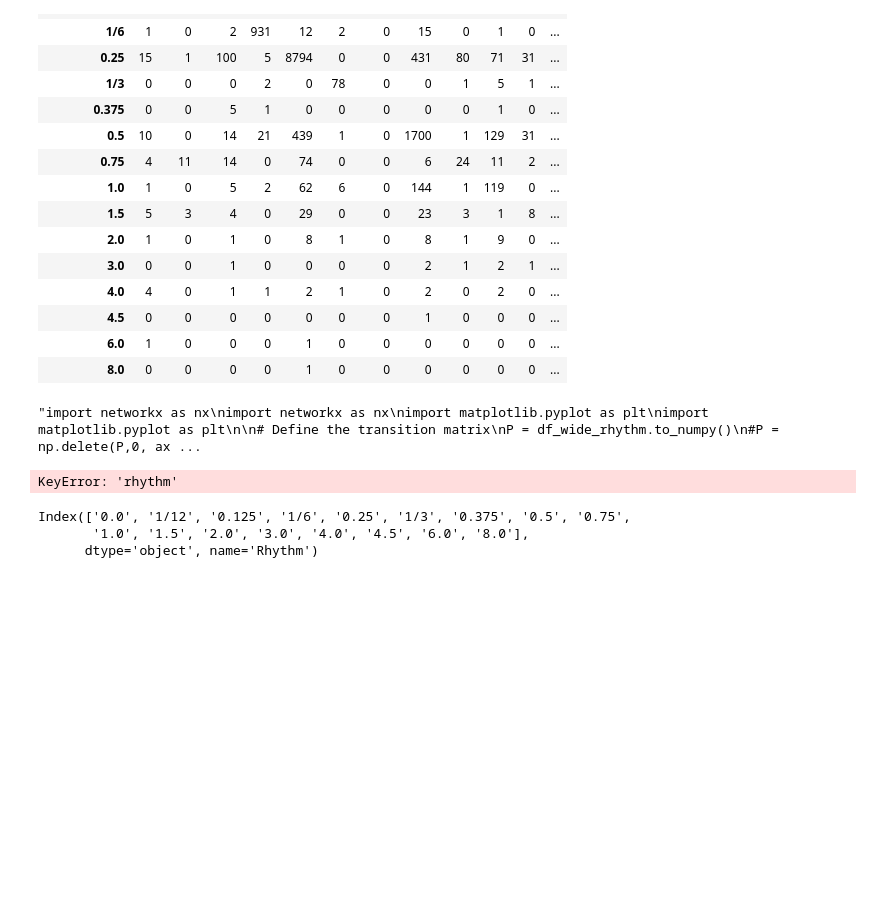
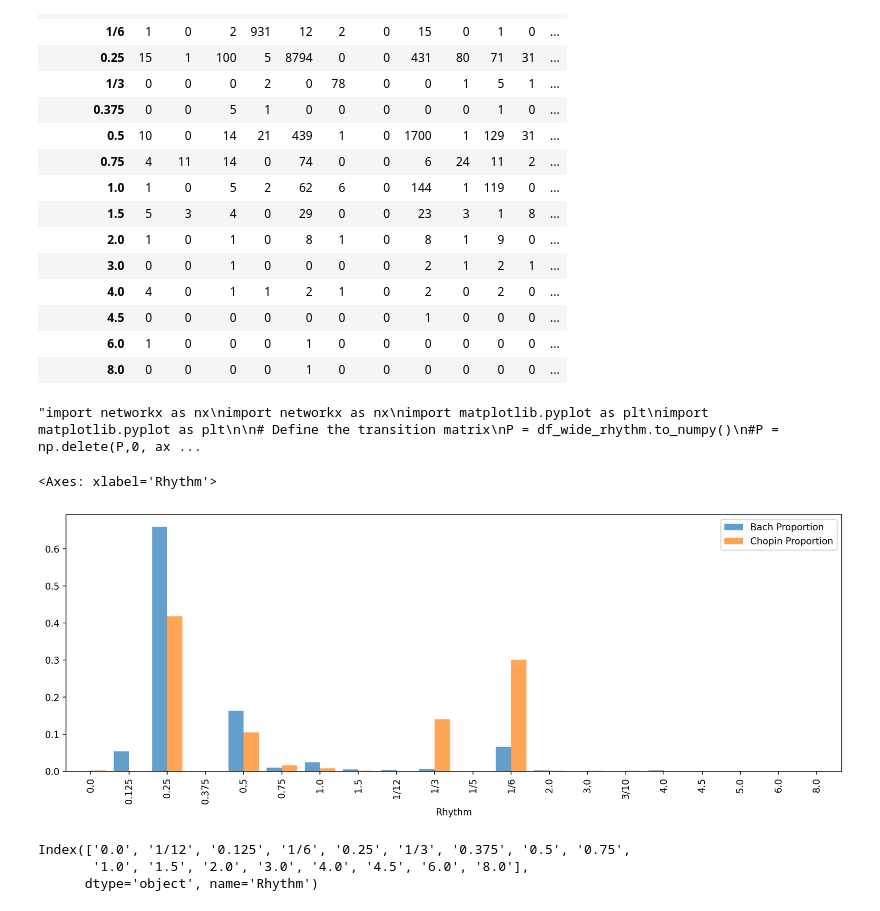
Before and after one commit to ashitagarg/music-generator, a Jupyter notebook: bach.ipynb, the cells around one changed output. Drawn from its saved outputs; the diff is of its cells as text; code cells hidden in the pictures; blank space fills up the shorter version.

```diff
--- a/bach.ipynb
+++ b/bach.ipynb
@@ -201,20 +201,21 @@ plt.show()'''
 # %%
 row_sums = df_wide_rhythm.iloc[:, :].sum(axis=1)
 total_sum = row_sums.sum()
 row_sums_proportions = row_sums / total_sum
 df_plot_rhythm = pd.DataFrame(row_sums_proportions, columns=['Bach Proportion'])
-#df_plot_rhythm.index = df_plot_rhythm.index.astype('str')
+df_plot_rhythm.index = df_plot_rhythm.index.astype('str')
 
 df_chopin_rhythm = pd.read_csv('chopin_rhythm.csv')
 df_chopin_rhythm.rename(columns={'Proportion': 'Chopin Proportion'}, inplace=True)
 
-df2_rhythm = pd.merge(df_plot_rhythm, df_chopin_rhythm, on='rhythm', how='outer')
+df2_rhythm = pd.merge(df_plot_rhythm, df_chopin_rhythm, on='Rhythm', how='outer')
 df2_rhythm.fillna(0, inplace=True)
 
-df2_rhythm.set_index('rhythm', inplace=True)
+df2_rhythm.set_index('Rhythm', inplace=True)
 df2_rhythm.plot(kind='bar', y = ['Bach Proportion', 'Chopin Proportion'], alpha = 0.7, width = 0.8, figsize=(15, 5))
 # %% [output]
-KeyError: 'rhythm'
+<Axes: xlabel='Rhythm'>
+[figure, added]
 # %%
 #df_chopin_rhythm.index = df_chopin_rhythm.index.astype('object')
 #pd.merge(df_plot_rhythm, df_chopin_rhythm, on='rhythm', how='outer')
```
Also changed, not shown: parts of 4 cells of this notebook.
